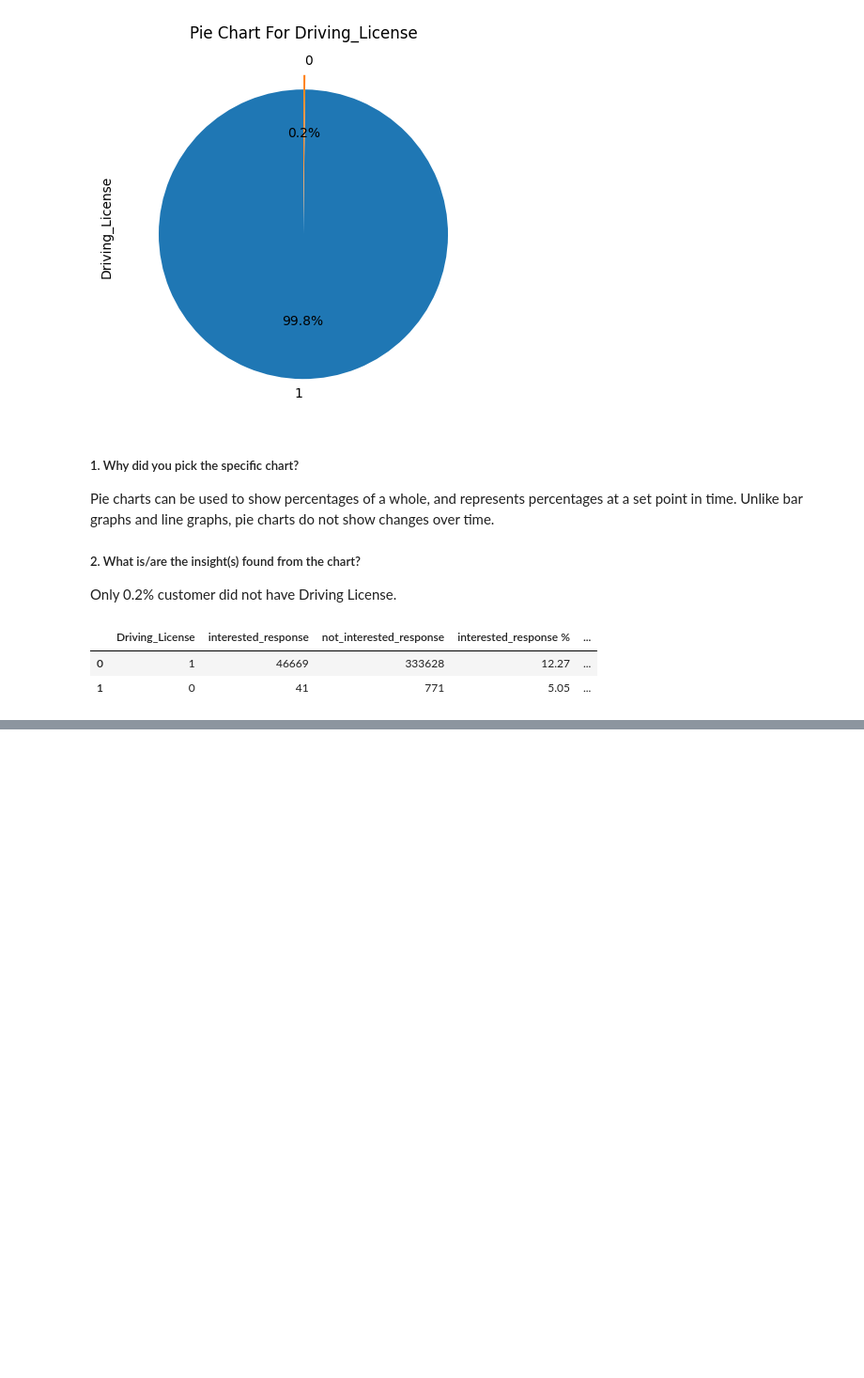
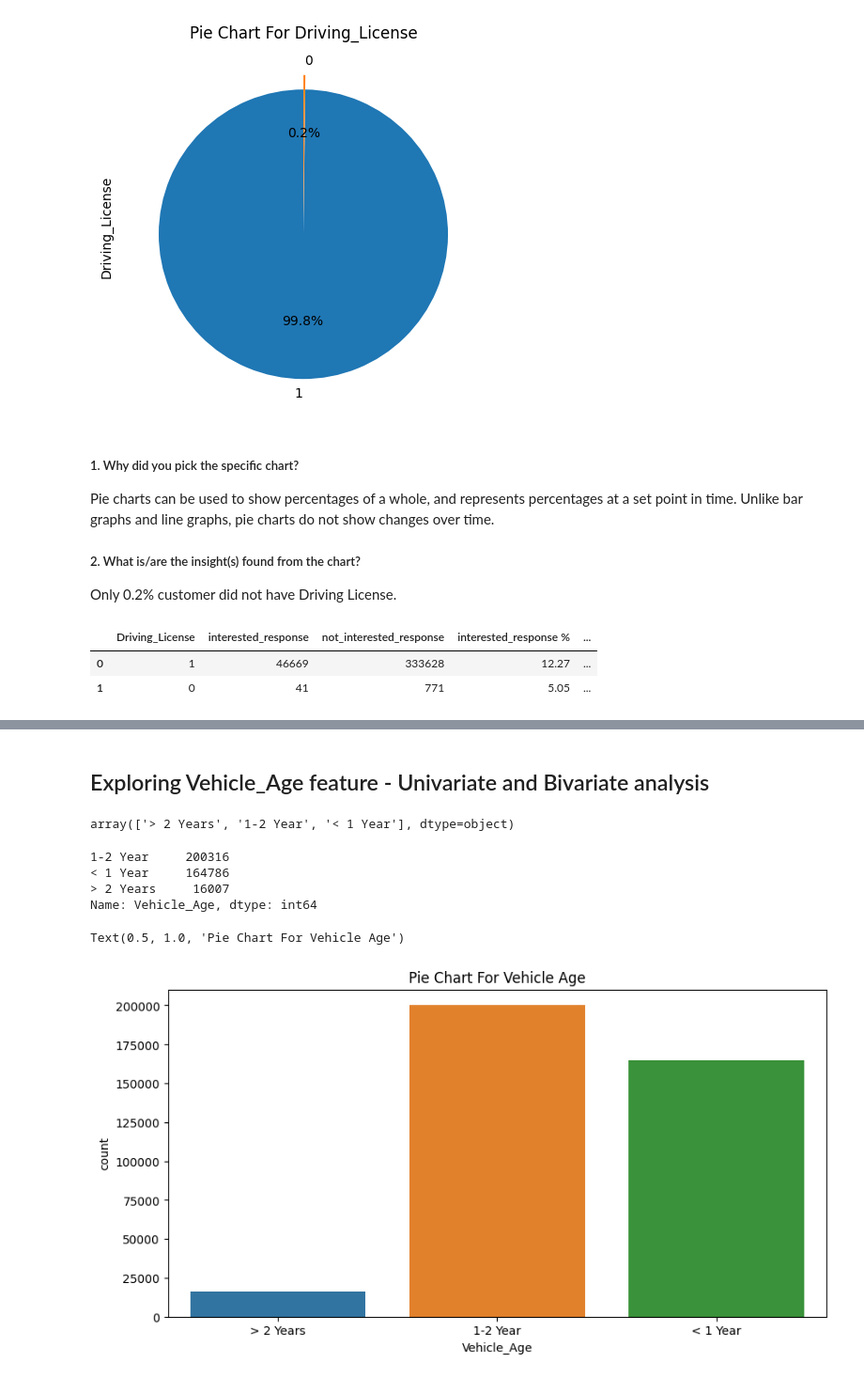
Before and after one commit to tusharraskar/Health-Insurance-Cross-Sell-Prediction, a Jupyter notebook: Health Insurance Cross Sell Prediction.ipynb, the cells around one changed output, grey strips where cells are left out. Shown at 94% size. Drawn from its saved outputs; the diff is of its cells as text; code cells hidden in the pictures; blank space fills up the shorter version.

Commit message:
Vehicle_Age and Vehicle_Damage feature explored

```diff
--- a/Health Insurance Cross Sell Prediction.ipynb
+++ b/Health Insurance Cross Sell Prediction.ipynb
@@ -736,0 +737,26 @@ The low response rate among customers who were not previously insured suggests t
+# %% [markdown]
+## Exploring Vehicle_Age feature - Univariate and Bivariate analysis
+# %%
+# cheking unique values
+
+df['Vehicle_Age'].unique()
+# %% [output]
+array(['> 2 Years', '1-2 Year', '< 1 Year'], dtype=object)
+# %%
+# checking value count
+
+df['Vehicle_Age'].value_counts()
+# %% [output]
+1-2 Year     200316
+< 1 Year     164786
+> 2 Years     16007
+Name: Vehicle_Age, dtype: int64
+# %%
+# Ploting value counts
+
+fig, ax = plt.subplots(figsize=(10,5))
+sns.countplot(x=df['Vehicle_Age'],data=df)
+plt.title('Pie Chart For Vehicle Age')
+# %% [output]
+Text(0.5, 1.0, 'Pie Chart For Vehicle Age')
+[figure, added]
```
Also changed, not shown: parts of 61 cells of this notebook.
